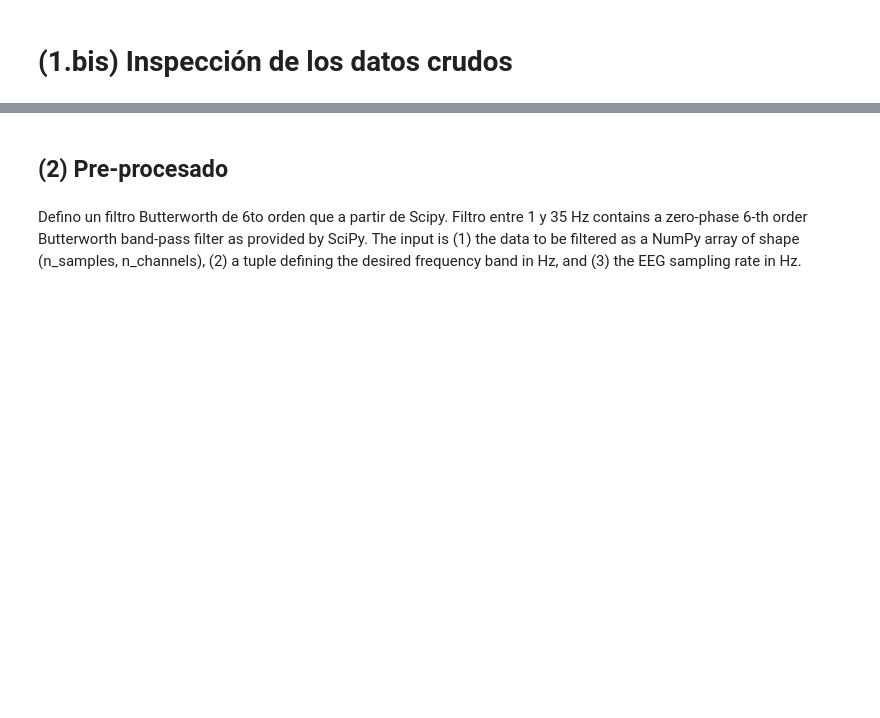
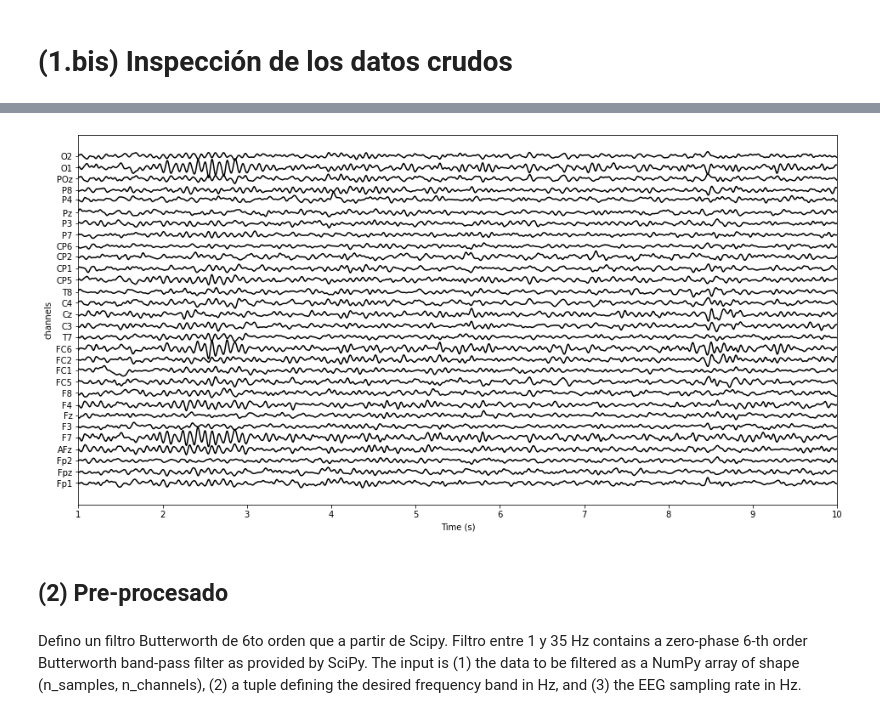
Before and after one commit to magistery-tps/dm-cyt-tp, a Jupyter notebook: TP_microestados.ipynb, the cells around one changed output, grey strips where cells are left out. Cells and saved outputs as stored; diff of their text form; code cells hidden in the pictures; blank space fills up the shorter version.

```diff
--- a/TP_microestados.ipynb
+++ b/TP_microestados.ipynb
@@ -102,17 +99,21 @@ Tengo que armarlo que los electrodos tengan esta distribución:
 # %%
-# Montage 10-20
-mont1020 = mne.channels.make_standard_montage('standard_1020')
-# Elijo canales que tengo
-kept_channels = ['Fp1', 'Fp2', 'F3', 'F4', 'C3', 'C4', 'P3', 'P4', 'O1', 'O2', 'F7', 'F8',
-                 'T7', 'T8', 'P7', 'P8', 'Fz', 'Cz', 'Pz', 'FC1', 'FC2',
-                 'FC5', 'FC6','CP1','CP2','CP5','CP6','AFz','Fpz','POz']
+def get_info_eeg_and_montage(channels, montage_type='standard_1020'):
+    montage = mne.channels.make_standard_montage(montage_type)
 
-ind = [i for (i, channel) in enumerate(mont1020.ch_names) if channel in kept_channels]
-mont1020_30 = mont1020.copy()
-# Me quedo solo con los canales seleccionados
-mont1020_30.ch_names = [mont1020.ch_names[x] for x in ind]
-kept_channel_info = [mont1020.dig[x+3] for x in ind]
-# Me quedo con las referencias desde dónde están ubicados los canales
-mont1020_30.dig = mont1020.dig[0:3]+kept_channel_info
-info_eeg = mne.create_info(ch_names=mont1020_30.ch_names, sfreq=128,
-                            ch_types='eeg').set_montage(mont1020_30)
+    ind = [i for (i, channel) in enumerate(montage.ch_names) if channel in channels]
+    montage_30 = montage.copy()
+
+    # Me quedo solo con los canales seleccionados
+    montage_30.ch_names = [montage.ch_names[x] for x in ind]
+    kept_channel_info    = [montage.dig[x+3] for x in ind]
+
+    # Me quedo con las referencias desde dónde están ubicados los canales
+    montage_30.dig = montage.dig[0:3]+kept_channel_info
+
+    info_eeg= mne.create_info(
+        ch_names = montage_30.ch_names,
+        sfreq    = 128,
+        ch_types = 'eeg'
+    ).set_montage(montage_30)
+
+    return info_eeg, montage_30
@@ -146,3 +199,7 @@ plt.show()
+# %%
+show_data(eeg_data, mont1020_30, srate)
+# %% [output]
+[figure, added]
 # %% [markdown]
 ## (2) Pre-procesado
 # %% [markdown]
```
Also changed, not shown: parts of 30 cells of this notebook.
